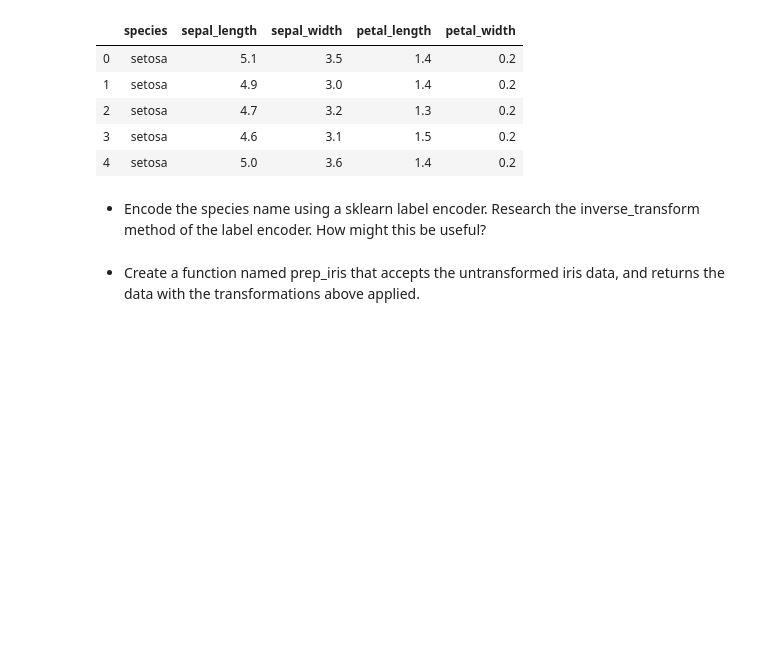
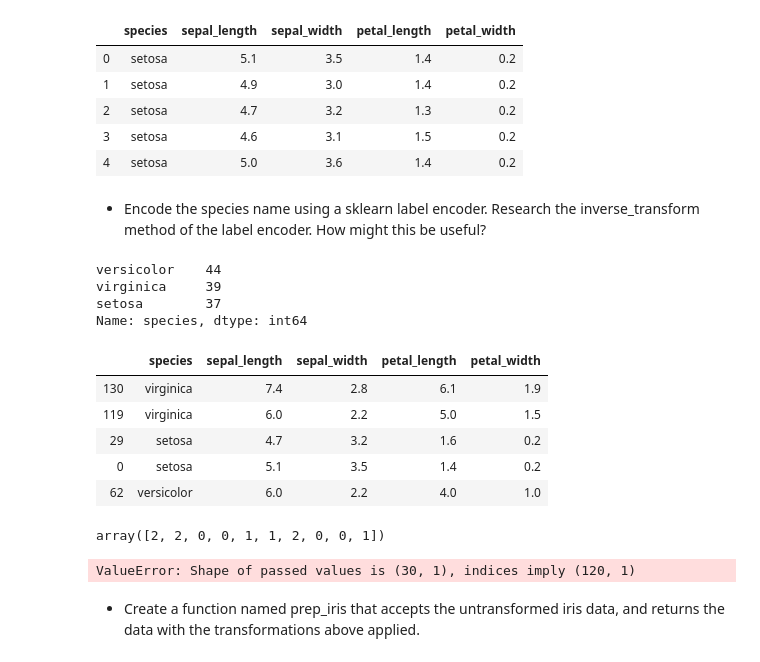
Before and after one commit to JadaShipp/ds-methodologies-exercises, a Jupyter notebook: classification/classification_exercises.ipynb, the cells around one changed output. Drawn from its saved outputs; the diff is of its cells as text; code cells hidden in the pictures; blank space fills up the shorter version.

```diff
--- a/classification/classification_exercises.ipynb
+++ b/classification/classification_exercises.ipynb
@@ -375,3 +381,21 @@ iris_df.head()
 | 4 | setosa | 5.0 | 3.6 | 1.4 | 0.2 |
 # %% [markdown]
 - Encode the species name using a sklearn label encoder. Research the inverse_transform method of the label encoder. How might this be useful?
+# %%
+train, test = train_test_split(iris_df, random_state=123, train_size=.8)
+# %%
+train.species.value_counts(dropna=False)
+# %% [output]
+versicolor    44
+virginica     39
+setosa        37
+Name: species, dtype: int64
+# %%
+train.head()
+# %% [output]
+|  | species | sepal_length | sepal_width | petal_length | petal_width |
+| 130 | virginica | 7.4 | 2.8 | 6.1 | 1.9 |
+| 119 | virginica | 6.0 | 2.2 | 5.0 | 1.5 |
+| 29 | setosa | 4.7 | 3.2 | 1.6 | 0.2 |
+| 0 | setosa | 5.1 | 3.5 | 1.4 | 0.2 |
+| 62 | versicolor | 6.0 | 2.2 | 4.0 | 1.0 |
@@ -377,0 +408,4 @@ iris_df.head()
+# %%
+train.encoded[0:10]
+# %% [output]
+array([2, 2, 0, 0, 1, 1, 2, 0, 0, 1])
@@ -377,0 +415,7 @@ iris_df.head()
+# %%
+pd.concat([
+    train.species,
+    pd.DataFrame(train_array, index=train.index)
+], axis=1)
+# %% [output]
+ValueError: Shape of passed values is (30, 1), indices imply (120, 1)
```
Also changed, not shown: parts of 12 cells of this notebook.
